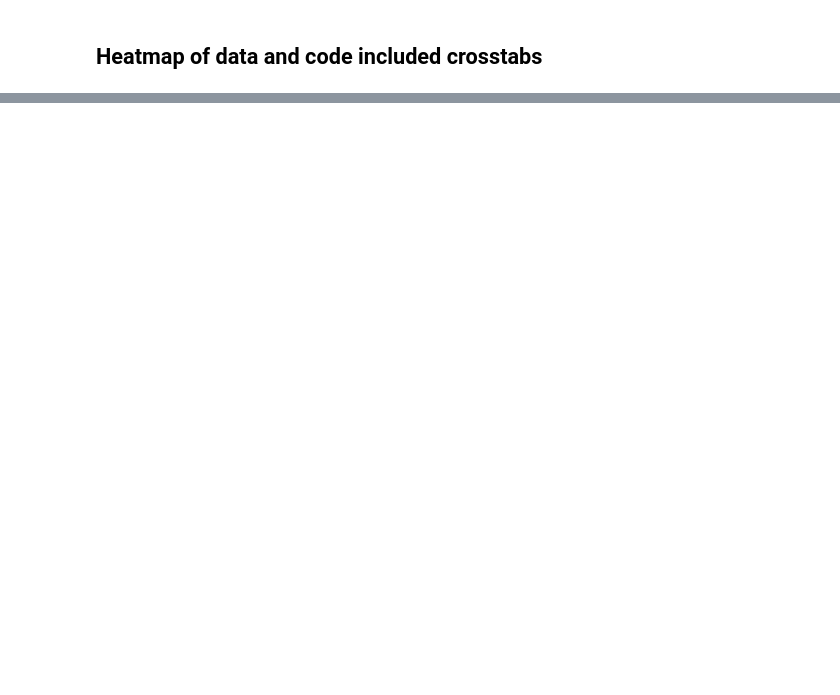
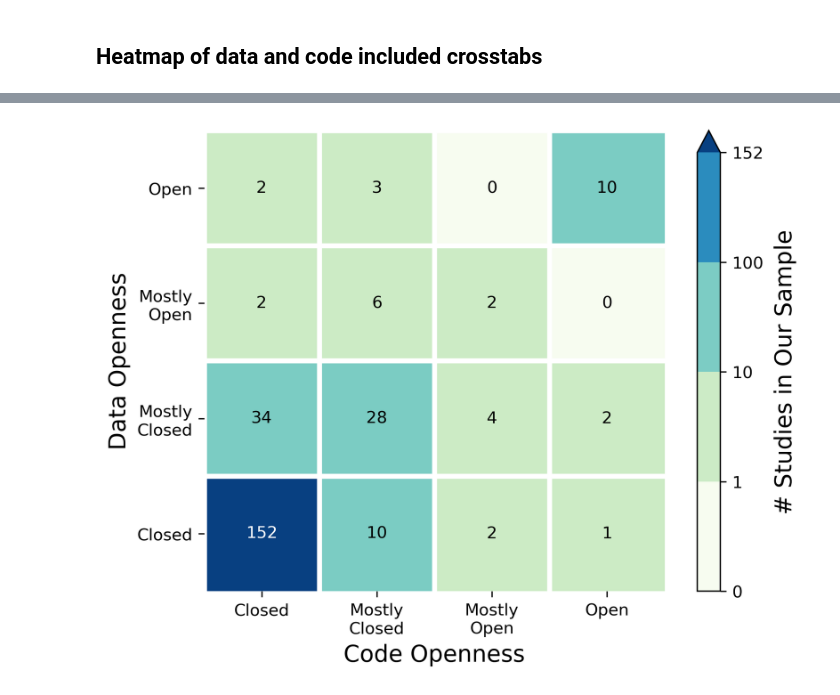
Before and after one commit to abpoll/open, a Jupyter notebook: src/Results.ipynb, the cells around one changed output, grey strips where cells are left out. Drawn from its saved outputs; the diff is of its cells as text; code cells hidden in the pictures; blank space fills up the shorter version.

Commit message:
modified figure 2

```diff
--- a/src/Results.ipynb
+++ b/src/Results.ipynb
@@ -550,6 +921,10 @@ hmap_p
 # %%
 # Modified code from https://matplotlib.org/stable/gallery/
 # images_contours_and_fields/image_annotated_heatmap.html
+import matplotlib
+import matplotlib as mpl
+import matplotlib.colors as colors
+
 def heatmap(data, row_labels, col_labels, ax=None,
             cbar_kw=None, cbarlabel="", **kwargs):
     """
@@ -595,35 +970,99 @@ def heatmap(data, row_labels, col_labels, ax=None,
     # Let the horizontal axes labeling appear on top.
     ax.tick_params(top=False, bottom=True,
                    labeltop=False, labelbottom=True)
 
     # Rotate the tick labels and set their alignment.
     plt.setp(ax.get_xticklabels(), rotation=0, ha="center",
              rotation_mode="anchor")
 
     # Turn spines off and create white grid.
     ax.spines[:].set_visible(False)
 
     ax.set_xticks(np.arange(data.shape[1])-.5, minor=True)
     ax.set_yticks(np.arange(data.shape[0])-.5, minor=True)
 
     ax.set_xlabel('Code Openness', size=14)
     ax.set_ylabel('Data Openness', size=14)
 
     ax.grid(which="minor", color="w", linestyle='-', linewidth=3)
     ax.tick_params(which="minor", bottom=False, left=False, labelsize=12)
 
     return im, cbar
 
+def annotate_heatmap(im, data=None, valfmt="{x:.2f}",
+                     textcolors=("black", "white"),
+                     threshold=None, **textkw):
+    """
+    A function to annotate a heatmap.
+
+    Parameters
+    ----------
+    im
+        The AxesImage to be labeled.
+    data
+        Data used to annotate.  If None, the image's data is used.  Optional.
+    valfmt
+        The format of the annotations inside the heatmap.  This should either
+        use the string format method, e.g. "$ {x:.2f}", or be a
+        `matplotlib.ticker.Formatter`.  Optional.
+    textcolors
+        A pair of colors.  The first is used for values below a threshold,
+        the second for those above.  Optional.
+    threshold
+        Value in data units according to which the colors from textcolors are
+        applied.  If None (the default) uses the middle of the colormap as
+        separation.  Optional.
+    **kwargs
+        All other arguments are forwarded to each call to `text` used to create
+        the text labels.
+    """
+
+    if not isinstance(data, (list, np.ndarray)):
+        data = im.get_array()
+
+    # Normalize the threshold to the images color range.
+    if threshold is not None:
+        threshold = im.norm(threshold)
+    else:
+        threshold = im.norm(data.max())/2.
+
+    # Set default alignment to center, but allow it to be
+    # overwritten by textkw.
+    kw = dict(horizontalalignment="center",
+              verticalalignment="center")
+    kw.update(textkw)
+
+    # Get the formatter in case a string is supplied
+    if isinstance(valfmt, str):
+        valfmt = matplotlib.ticker.StrMethodFormatter(valfmt)
+
+    # Loop over the data and create a `Text` for each "pixel".
+    # Change the text's color depending on the data.
+    texts = []
+    for i in range(data.shape[0]):
+        for j in range(data.shape[1]):
+            kw.update(color=textcolors[int(im.norm(data[i, j]) > threshold)])
+            text = im.axes.text(j, i, valfmt(data[i, j], None), **kw)
+            texts.append(text)
+
+    return texts
+
 fig, ax = plt.subplots(dpi=300)
 
 names = ['Closed', 'Mostly\nClosed', 'Mostly\nOpen', 'Open']
-
+bounds = np.array([0, 1, 10, 100, 152])
 im, cbar = heatmap(hmap_p.values,
                    reversed(names),
                    names,
                    ax=ax,
-                   cmap="GnBu", cbarlabel="# Studies in Our Sample")
+                   cmap="GnBu",
+                   cbarlabel="# Studies in Our Sample",
+                   norm=colors.BoundaryNorm(boundaries=bounds, ncolors=256, extend='max'))
+texts = annotate_heatmap(im, valfmt="{x:.0f}")
+
 fig.tight_layout()
-fig.savefig(join(ROOT_DIR, 'fig', 'fig2.png'),
-            dpi=600,
-            bbox_inches='tight')
+# fig.savefig(join(ROOT_DIR, 'fig', 'fig2.png'),
+#             dpi=600,
+#             bbox_inches='tight')
+# %% [output]
+[figure, added]
```
Also changed, not shown: parts of 35 cells of this notebook, 1 other file.
